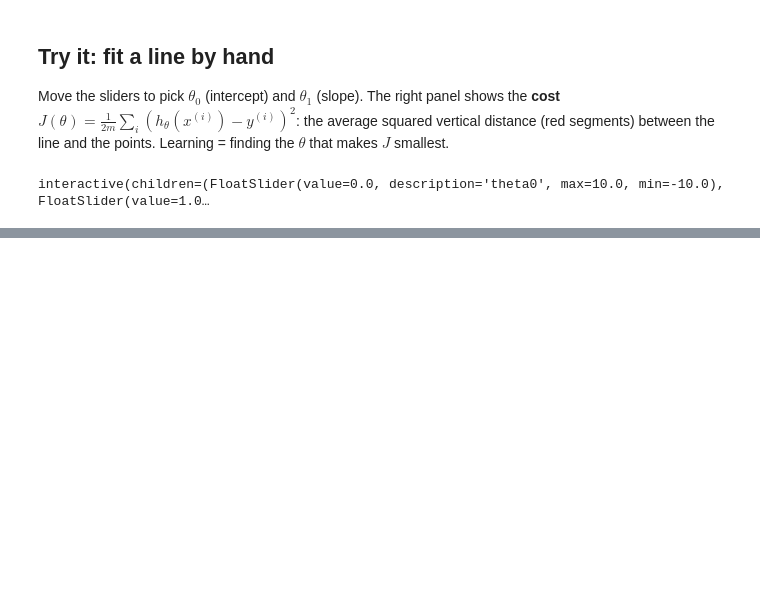
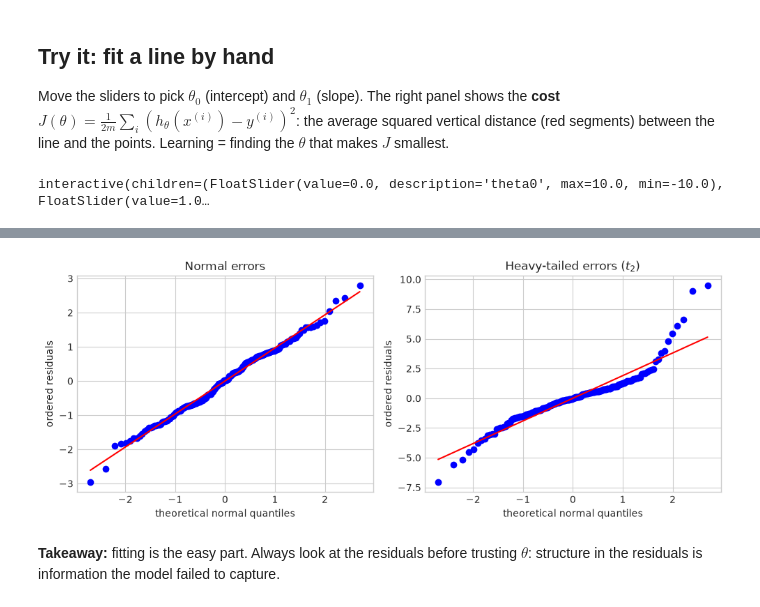
Before and after one commit to AGE90/notes-on-ml, a Jupyter notebook: notebooks/00_foundations/02_supervised_learning.ipynb, the cells around one changed output, grey strips where cells are left out. Saved outputs shown, nothing was run; the diff lists cells and outputs as text; code cells hidden in the pictures; blank space fills up the shorter version.

```diff
--- a/notebooks/00_foundations/02_supervised_learning.ipynb
+++ b/notebooks/00_foundations/02_supervised_learning.ipynb
@@ -98,0 +182,20 @@ Linear regression assumes linearity, independent errors and homoscedasticity; ch
+# %%
+fig, axes = plt.subplots(1, 2, figsize=(10, 4))
+for ax, (title, noise) in zip(
+    axes,
+    [
+        ("Normal errors", rng.normal(size=m)),
+        ("Heavy-tailed errors ($t_2$)", rng.standard_t(2, size=m)),
+    ],
+    strict=False,
+):
+    y_ = 2 * x - 5 + noise
+    r = y_ - X @ normal_equations(X, y_)
+    stats.probplot(r, dist="norm", plot=ax)
+    ax.set(title=title, xlabel="theoretical normal quantiles", ylabel="ordered residuals")
+plt.tight_layout()
+plt.show()
+# %% [output]
+[figure, added]
+# %% [markdown]
+**Takeaway:** fitting is the easy part. Always look at the residuals before trusting $\theta$: structure in the residuals is information the model failed to capture.
```
Also changed, not shown: parts of 5 cells of this notebook.
